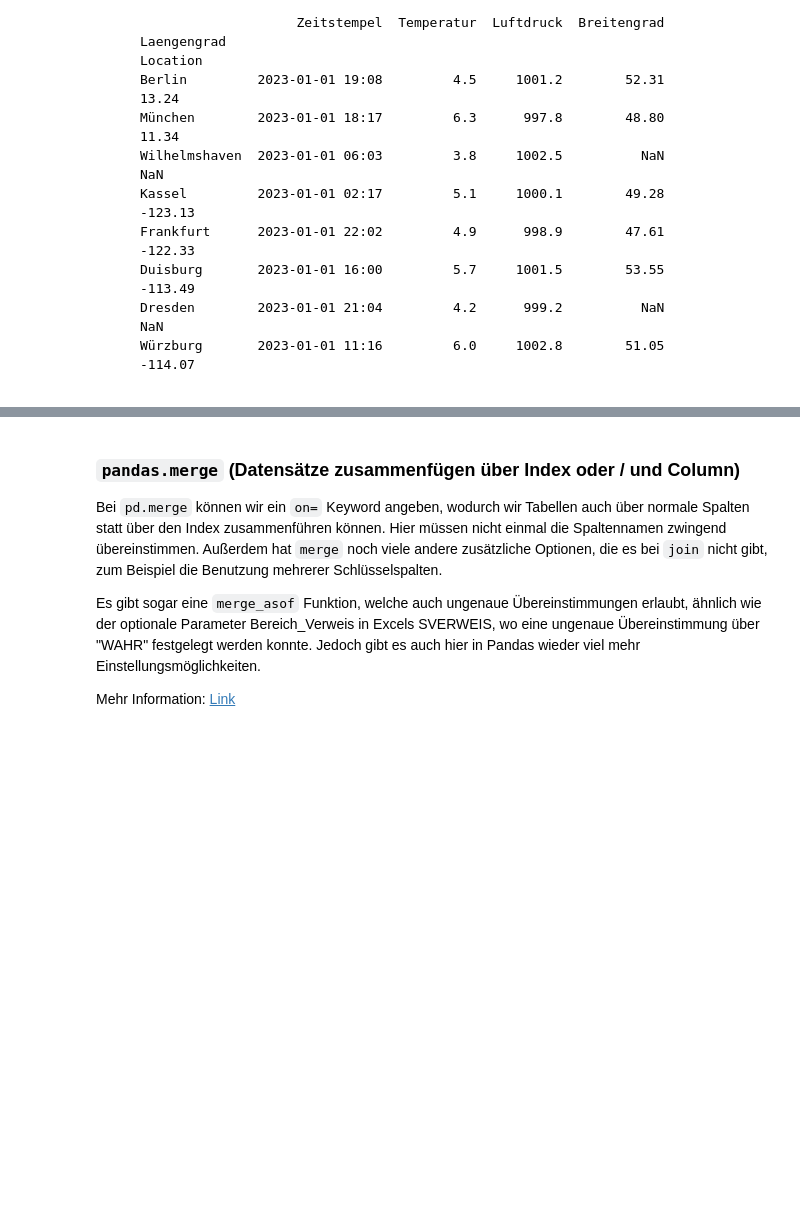
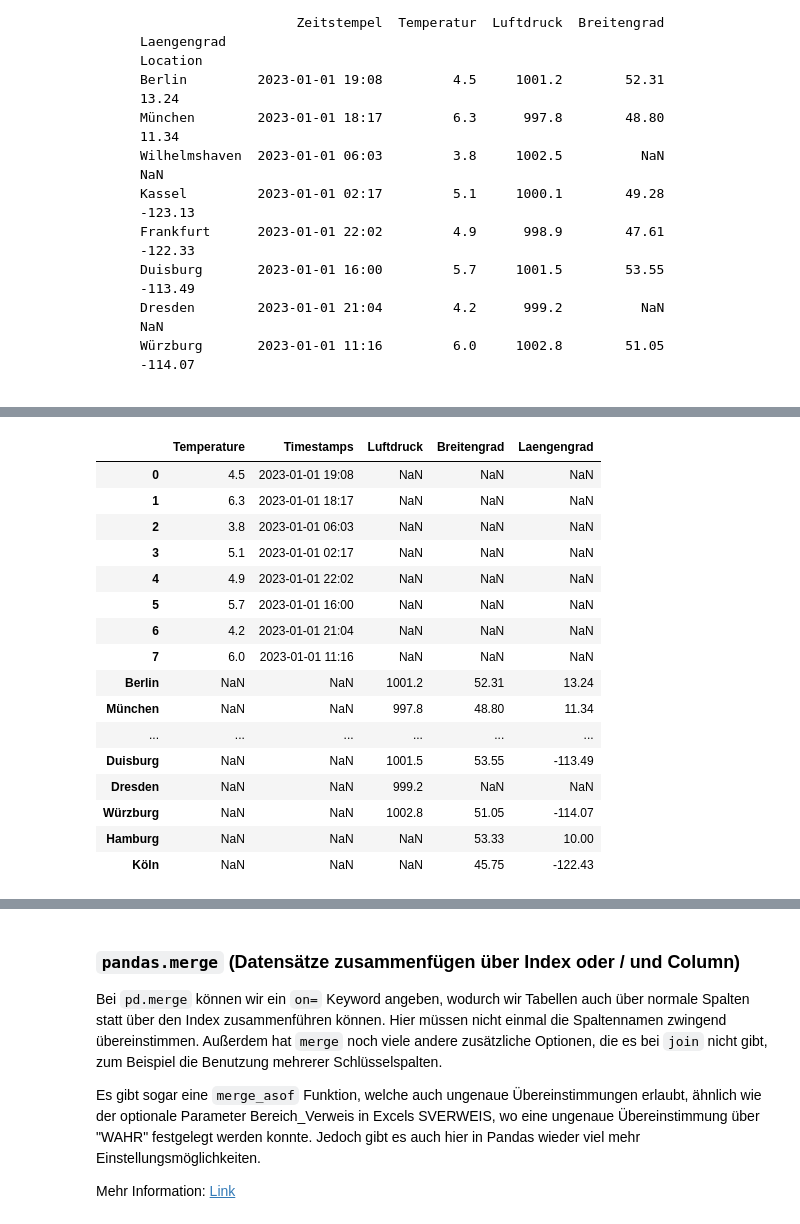
Before and after one commit to puLsar-Dev42/DataAnalyst_Aug.24, a Jupyter notebook: 07_Python_für_Datenanalysten/Tag_4_Pandas-joins-Tabellen-verbinden/Vorlesung/7_Skript_Pandas_joins_Vorlage_MM.ipynb, the cells around one changed output, grey strips where cells are left out. Saved outputs shown, nothing was run; the diff lists cells and outputs as text; code cells hidden in the pictures; blank space fills up the shorter version.

```diff
--- a/07_Python_für_Datenanalysten/Tag_4_Pandas-joins-Tabellen-verbinden/Vorlesung/7_Skript_Pandas_joins_Vorlage_MM.ipynb
+++ b/07_Python_für_Datenanalysten/Tag_4_Pandas-joins-Tabellen-verbinden/Vorlesung/7_Skript_Pandas_joins_Vorlage_MM.ipynb
@@ -252,3 +418,9 @@ geo_dict = {'Location': ['Berlin', 'München', 'Hamburg', 'Köln',
                             53.55, 49.28, 51.05],
             'Laengengrad': [13.24, 11.34, 10.0, -122.43, -122.33,
                             -113.49, -123.13, -114.07]}
+# %%
+# 1
+temp_data = pd.Series(temp, name='Temperature')
+time_data = pd.Series(uhrzeiten, name='Timestamps')
+temp_df = pd.concat([temp_data, time_data], axis=1)
+temp_df
@@ -254,0 +438,4 @@ geo_dict = {'Location': ['Berlin', 'München', 'Hamburg', 'Köln',
+# %%
+#2
+druck_df = pd.DataFrame(druck_dict).set_index('Location')
+geo_df = pd.DataFrame(geo_dict).set_index('Location')
@@ -254,0 +468,22 @@ geo_dict = {'Location': ['Berlin', 'München', 'Hamburg', 'Köln',
+# %%
+# 3
+gesamt_df = pd.concat([temp_df, druck_df, geo_df], axis=1)
+gesamt_df
+# %% [output]
+|  | Temperature | Timestamps | Luftdruck | Breitengrad | Laengengrad |
+| 0 | 4.5 | 2023-01-01 19:08 | NaN | NaN | NaN |
+| 1 | 6.3 | 2023-01-01 18:17 | NaN | NaN | NaN |
+| 2 | 3.8 | 2023-01-01 06:03 | NaN | NaN | NaN |
+| 3 | 5.1 | 2023-01-01 02:17 | NaN | NaN | NaN |
+| 4 | 4.9 | 2023-01-01 22:02 | NaN | NaN | NaN |
+| 5 | 5.7 | 2023-01-01 16:00 | NaN | NaN | NaN |
+| 6 | 4.2 | 2023-01-01 21:04 | NaN | NaN | NaN |
+| 7 | 6.0 | 2023-01-01 11:16 | NaN | NaN | NaN |
+| Berlin | NaN | NaN | 1001.2 | 52.31 | 13.24 |
+| München | NaN | NaN | 997.8 | 48.80 | 11.34 |
+| ... | ... | ... | ... | ... | ... |
+| Duisburg | NaN | NaN | 1001.5 | 53.55 | -113.49 |
+| Dresden | NaN | NaN | 999.2 | NaN | NaN |
+| Würzburg | NaN | NaN | 1002.8 | 51.05 | -114.07 |
+| Hamburg | NaN | NaN | NaN | 53.33 | 10.00 |
+| Köln | NaN | NaN | NaN | 45.75 | -122.43 |
```
Also changed, not shown: parts of 35 cells of this notebook, 17 other files.
